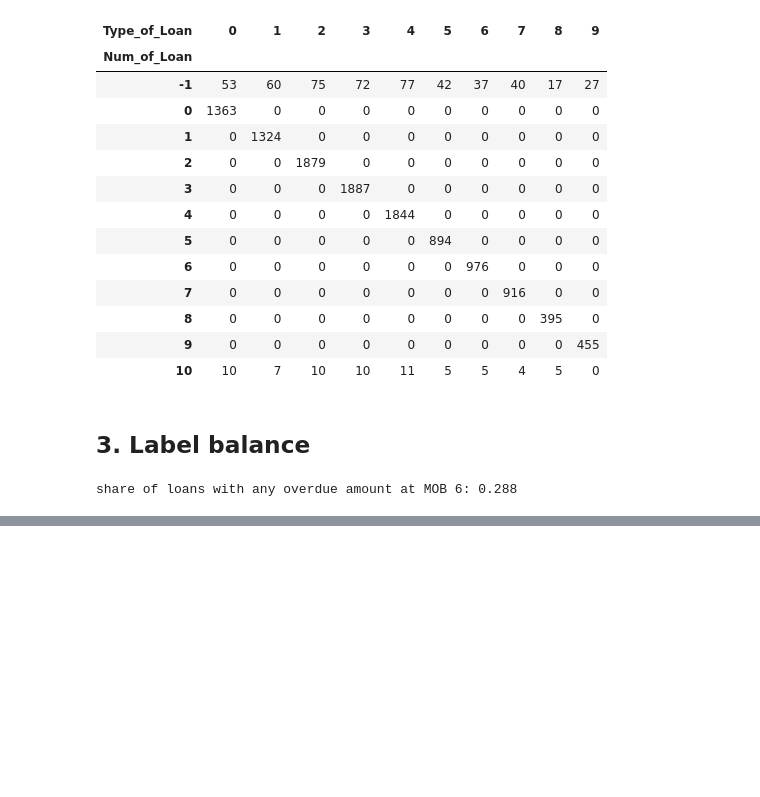
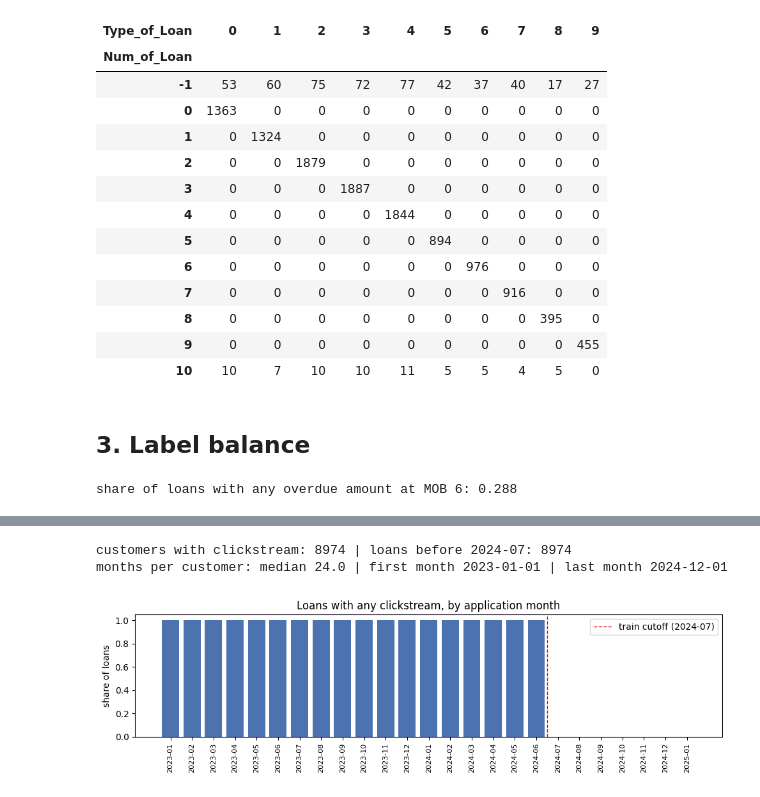
Before and after one commit to lil-yx/cs611-mle-assignment2, a Jupyter notebook: notebooks/01_eda.ipynb, the cells around one changed output, grey strips where cells are left out. Saved outputs shown, nothing was run; the diff lists cells and outputs as text; code cells hidden in the pictures; blank space fills up the shorter version.

```diff
--- a/notebooks/01_eda.ipynb
+++ b/notebooks/01_eda.ipynb
@@ -123,0 +126,22 @@ share of loans with any overdue amount at MOB 6: 0.288
+# %%
+import matplotlib.pyplot as plt
+
+starts = lms[lms.installment_num == 0][['Customer_ID', 'loan_start_date']].copy()
+starts['month'] = starts.loan_start_date.str[:7]
+starts['has_clickstream'] = starts.Customer_ID.isin(set(clickstream.Customer_ID))
+coverage = starts.groupby('month').has_clickstream.mean()
+
+per_customer = clickstream.groupby('Customer_ID').snapshot_date.agg(['min', 'max', 'count'])
+print('customers with clickstream:', len(per_customer), '| loans before 2024-07:', (starts.loan_start_date < '2024-07-01').sum())
+print('months per customer: median', per_customer['count'].median(),
+      '| first month', per_customer['min'].min(), '| last month', per_customer['max'].max())
+
+fig, ax = plt.subplots(figsize=(10, 3))
+ax.bar(coverage.index, coverage.values, color=['#4C72B0' if m < '2024-07' else '#DD8452' for m in coverage.index])
+ax.axvline(coverage.index.get_loc('2024-07') - 0.5, color='red', ls='--', lw=1, label='train cutoff (2024-07)')
+ax.set_ylabel('share of loans'); ax.set_title('Loans with any clickstream, by application month')
+ax.tick_params(axis='x', rotation=90, labelsize=8); ax.legend(); plt.tight_layout(); plt.show()
+# %% [output]
+customers with clickstream: 8974 | loans before 2024-07: 8974
+months per customer: median 24.0 | first month 2023-01-01 | last month 2024-12-01
+[figure, added]
```
Also changed, not shown: parts of 13 cells of this notebook, 28 other files.
